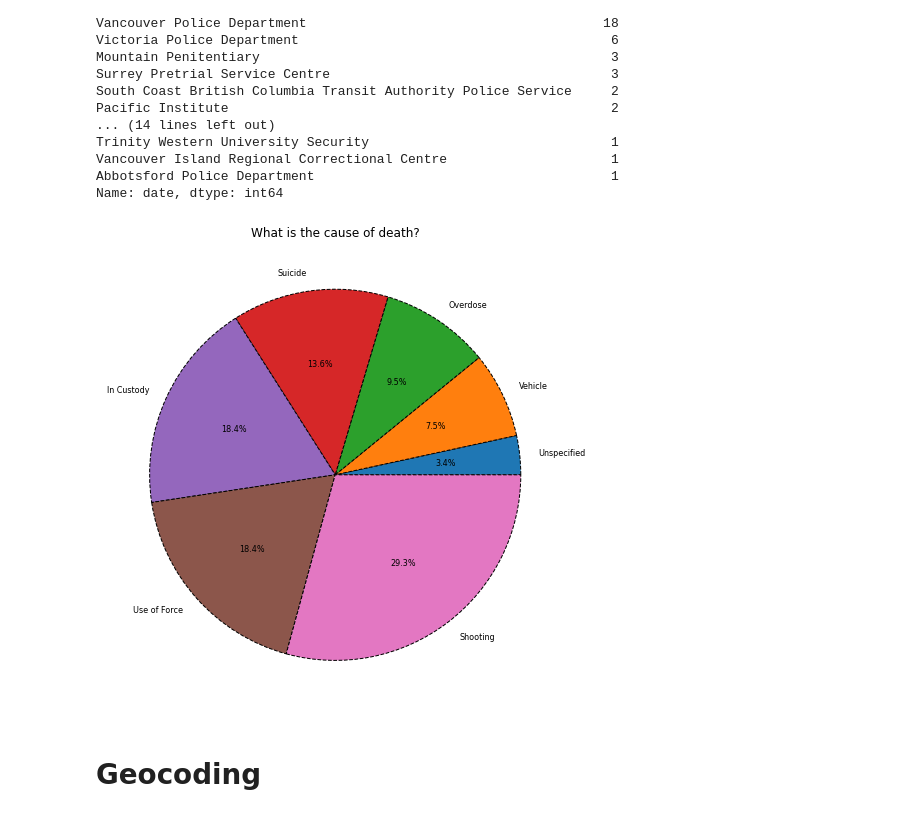
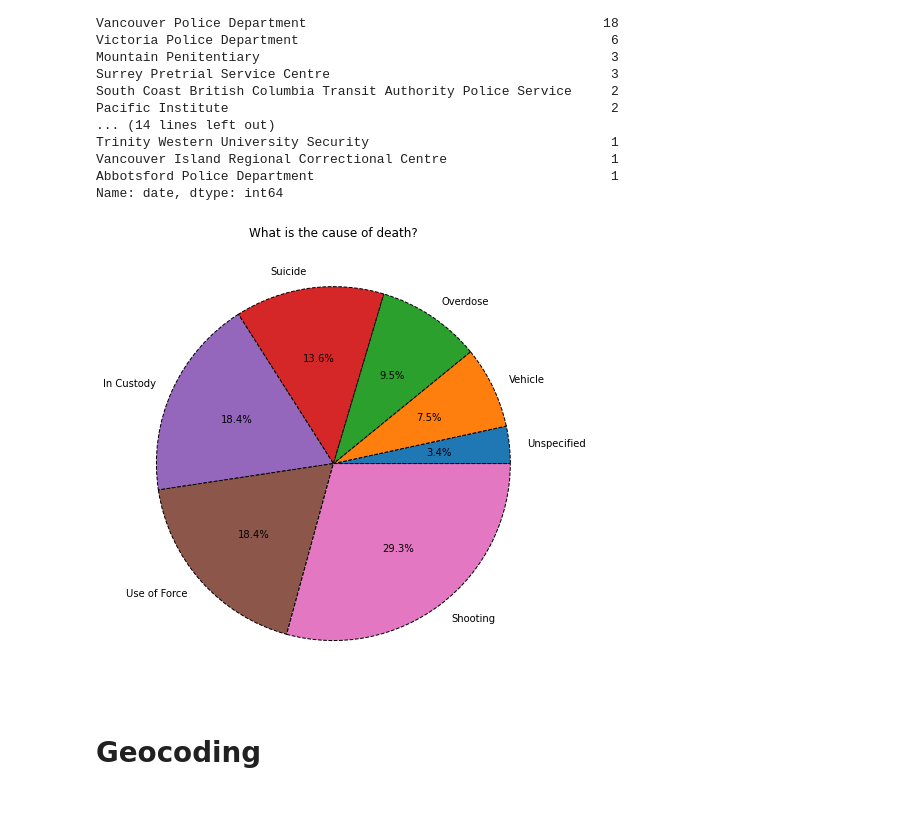
Before and after one commit to June-Skeeter/-GEOB270_Lab4_2021S1-, a Jupyter notebook: Geocoding with Python.ipynb, the cells around one changed output. Drawn from its saved outputs; the diff is of its cells as text; code cells hidden in the pictures.

```diff
--- a/Geocoding with Python.ipynb
+++ b/Geocoding with Python.ipynb
@@ -61,18 +61,20 @@ Name: date, dtype: int64
 # %%
 Deaths = BC_Data.groupby(['cause_death']).count()['date'].sort_values()
 fig,ax=plt.subplots(figsize=(7,7))
 ax.pie(
     Deaths,#['date'],
     labels=Deaths.index,
-    textprops={'fontsize': 8},
+    textprops={'fontsize': 10},
 #     colors=[Pie_Colors[i] for i in Armed.index],
     autopct='%1.1f%%',
-    wedgeprops={"edgecolor":"k",'linewidth': 1, 'linestyle': 'dashed'}
+    wedgeprops={"edgecolor":"k",'linewidth': 1,
+                'linestyle': 'dashed',
+               }
 )
 ax.set_title('What is the cause of death?')
 plt.tight_layout()
 # %% [output]
-[figure, old version]
+[figure, new version]
 # %% [markdown]
 # Geocoding
 # %%
```
Also changed, not shown: 4 other files.
